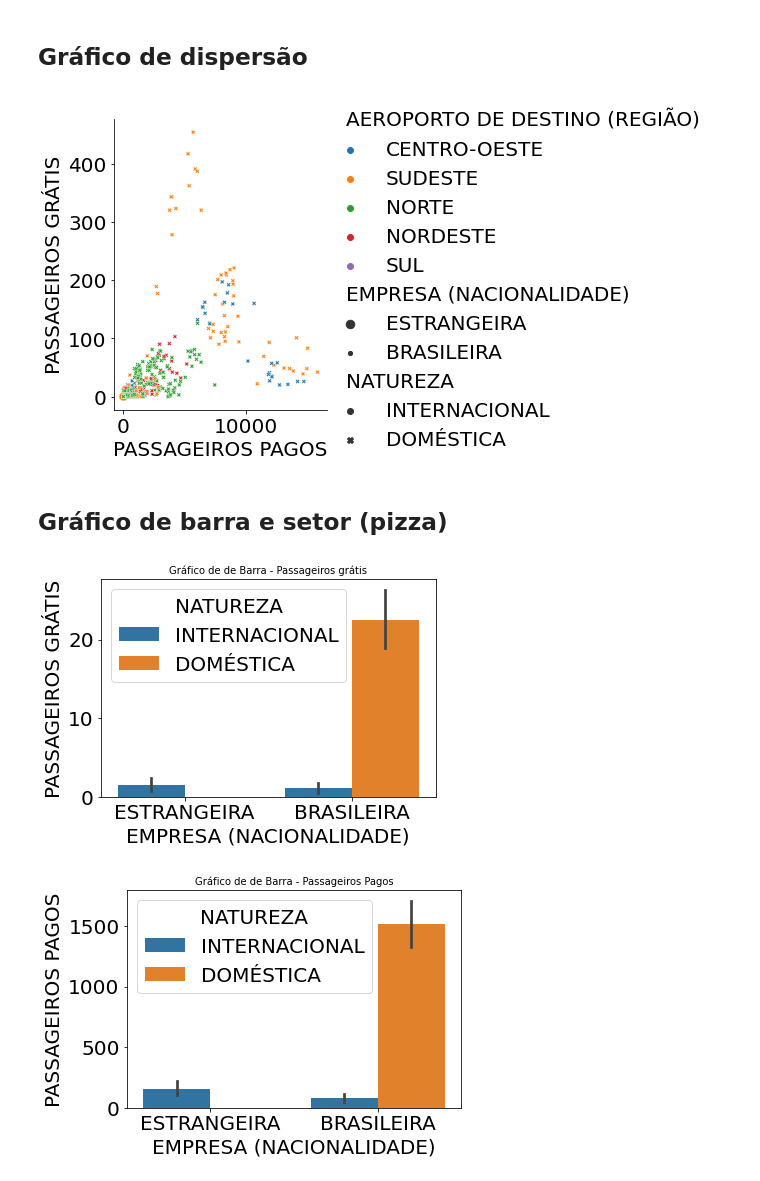
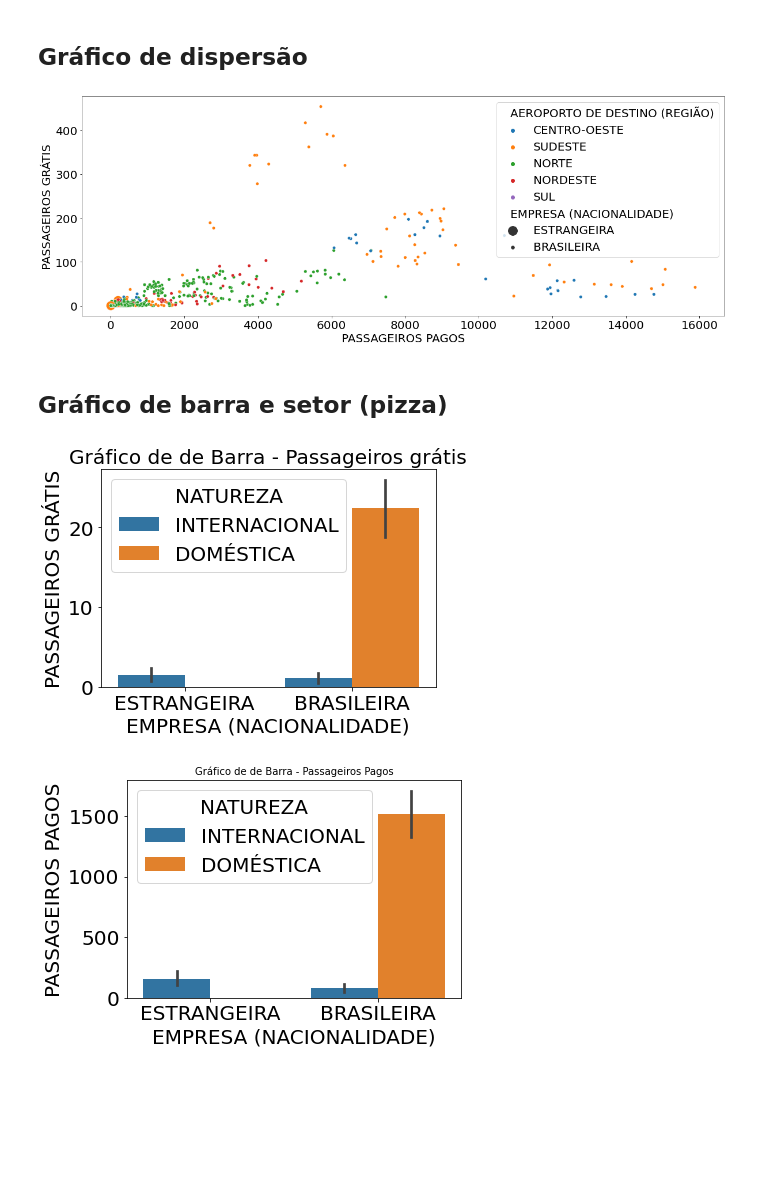
Before and after one commit to MaisaVidal/trabalho_estatistica, a Jupyter notebook: pcorrea-esilva.ipynb, the cells around one changed output. Drawn from its saved outputs; the diff is of its cells as text; code cells hidden in the pictures; blank space fills up the shorter version.

```diff
--- a/pcorrea-esilva.ipynb
+++ b/pcorrea-esilva.ipynb
@@ -77,16 +77,16 @@ def functionStatiscals_manaus(colum):
 # %% [markdown]
 ## Gráfico de dispersão
 # %%
-
-disperssao = sns.relplot(x = 'PASSAGEIROS PAGOS', y = 'PASSAGEIROS GRÁTIS', data=_dataset_manaus,
-            hue = 'AEROPORTO DE DESTINO (REGIÃO)', style = 'NATUREZA', size = 'EMPRESA (NACIONALIDADE)');
+f, ax = plt.subplots(figsize=(20, 7))
+disperssao = sns.scatterplot(x = 'PASSAGEIROS PAGOS', y = 'PASSAGEIROS GRÁTIS', data=_dataset_manaus,
+            hue = 'AEROPORTO DE DESTINO (REGIÃO)', size = 'EMPRESA (NACIONALIDADE)',sizes=(30,250));
 # %% [output]
-[figure, old version]
+[figure, new version]
 # %% [markdown]
 ## Gráfico de barra e setor (pizza)
 # %%
-plt.title('Gráfico de de Barra - Passageiros grátis', fontsize=10)
+plt.title('Gráfico de de Barra - Passageiros grátis', fontsize=20)
 sns.barplot(x = 'EMPRESA (NACIONALIDADE)', y = 'PASSAGEIROS GRÁTIS', data=_dataset_manaus, hue = 'NATUREZA');
 # %% [output]
-[figure, old version]
+[figure, new version]
 # %%
```
Also changed, not shown: parts of 1 cell of this notebook.
